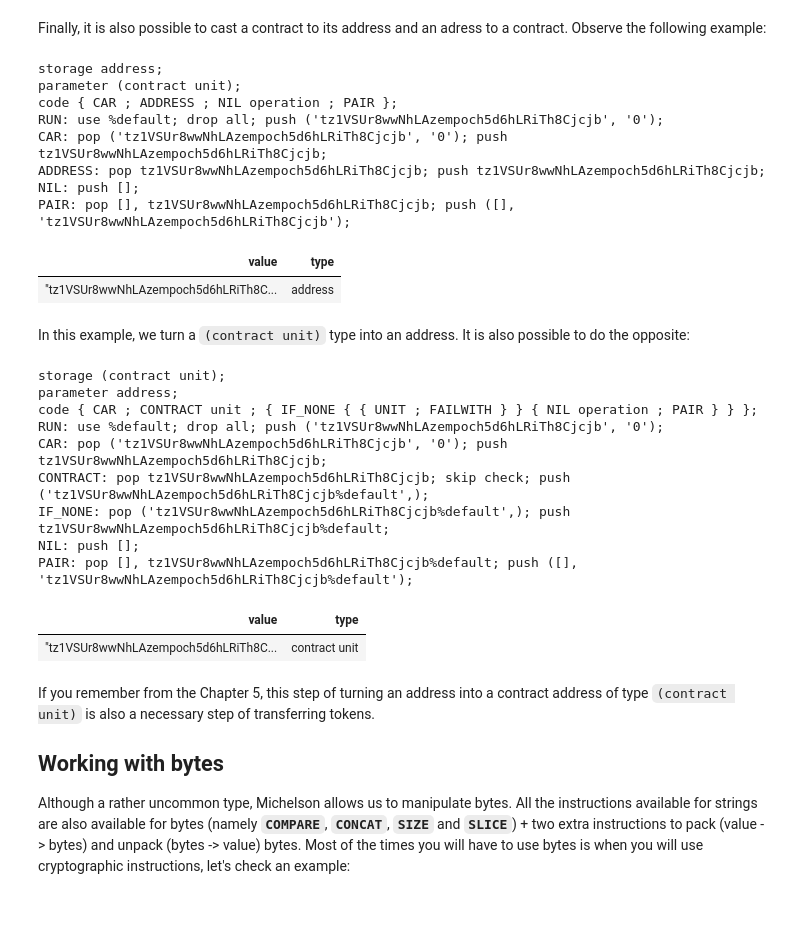
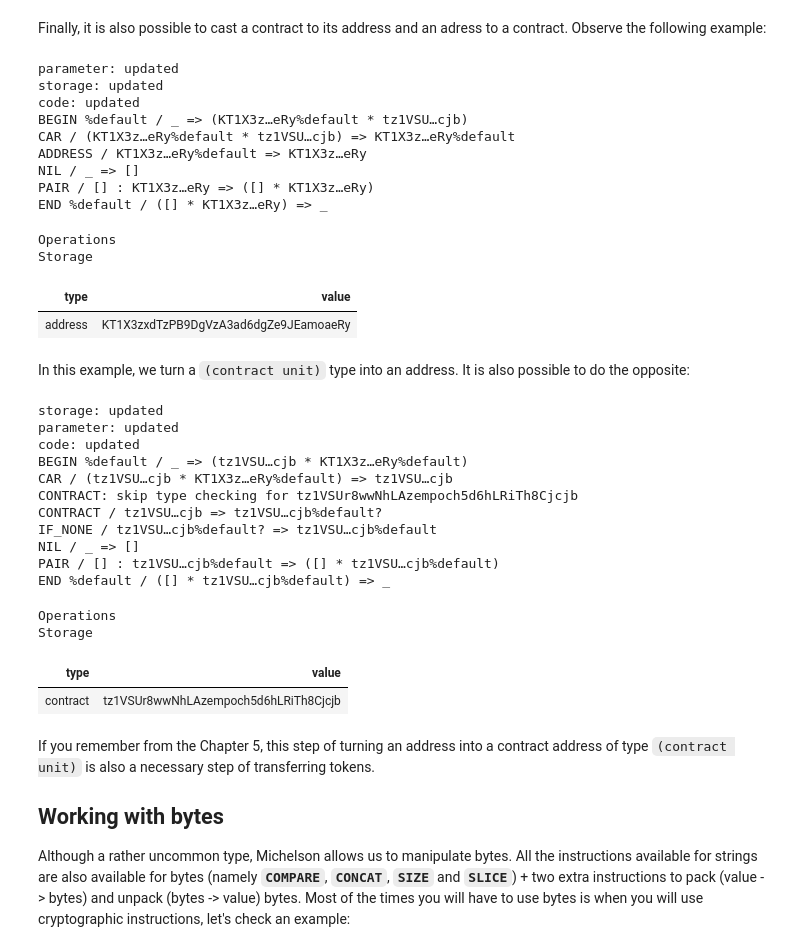
Before and after one commit to baking-bad/michelson-labs, a Jupyter notebook: notebooks/tutorials/09/09_casting_types_compare_&_bytes.ipynb, the cells around one changed output. Saved outputs shown, nothing was run; the diff lists cells and outputs as text; code cells hidden in the pictures; blank space fills up the shorter version.

```diff
--- a/notebooks/tutorials/09/09_casting_types_compare_&_bytes.ipynb
+++ b/notebooks/tutorials/09/09_casting_types_compare_&_bytes.ipynb
@@ -155,25 +170,28 @@ Finally, it is also possible to cast a contract to its address and an adress to
 # %%
 parameter (contract unit) ;
 storage address ;
 code {
     CAR ;
     ADDRESS ;
     NIL operation ;
     PAIR
 } ;
 
-RUN %default "tz1VSUr8wwNhLAzempoch5d6hLRiTh8Cjcjb" "0" ;
+RUN %default "KT1X3zxdTzPB9DgVzA3ad6dgZe9JEamoaeRy" "tz1VSUr8wwNhLAzempoch5d6hLRiTh8Cjcjb" ;
 # %% [output]
-storage address;
-parameter (contract unit);
-code { CAR ; ADDRESS ; NIL operation ; PAIR };
-RUN: use %default; drop all; push ('tz1VSUr8wwNhLAzempoch5d6hLRiTh8Cjcjb', '0');
-CAR: pop ('tz1VSUr8wwNhLAzempoch5d6hLRiTh8Cjcjb', '0'); push tz1VSUr8wwNhLAzempoch5d6hLRiTh8Cjcjb;
-ADDRESS: pop tz1VSUr8wwNhLAzempoch5d6hLRiTh8Cjcjb; push tz1VSUr8wwNhLAzempoch5d6hLRiTh8Cjcjb;
-NIL: push [];
-PAIR: pop [], tz1VSUr8wwNhLAzempoch5d6hLRiTh8Cjcjb; push ([], 'tz1VSUr8wwNhLAzempoch5d6hLRiTh8Cjcjb');
+parameter: updated
+storage: updated
+code: updated
+BEGIN %default / _ => (KT1X3z…eRy%default * tz1VSU…cjb)
+CAR / (KT1X3z…eRy%default * tz1VSU…cjb) => KT1X3z…eRy%default
+ADDRESS / KT1X3z…eRy%default => KT1X3z…eRy
+NIL / _ => []
+PAIR / [] : KT1X3z…eRy => ([] * KT1X3z…eRy)
+END %default / ([] * KT1X3z…eRy) => _
+Operations
+Storage
-| value | type |
-| "tz1VSUr8wwNhLAzempoch5d6hLRiTh8C... | address |
+| type | value |
+| address | KT1X3zxdTzPB9DgVzA3ad6dgZe9JEamoaeRy |
 # %% [markdown]
 In this example, we turn a `(contract unit)` type into an address. It is also possible to do the opposite:
 # %%
@@ -190,19 +208,23 @@ code {
         { FAIL }
 } ;
 
-RUN %default "tz1VSUr8wwNhLAzempoch5d6hLRiTh8Cjcjb" "0" ;
+RUN %default "tz1VSUr8wwNhLAzempoch5d6hLRiTh8Cjcjb" "KT1X3zxdTzPB9DgVzA3ad6dgZe9JEamoaeRy" ;
 # %% [output]
-storage (contract unit);
-parameter address;
-code { CAR ; CONTRACT unit ; { IF_NONE { { UNIT ; FAILWITH } } { NIL operation ; PAIR } } };
-RUN: use %default; drop all; push ('tz1VSUr8wwNhLAzempoch5d6hLRiTh8Cjcjb', '0');
-CAR: pop ('tz1VSUr8wwNhLAzempoch5d6hLRiTh8Cjcjb', '0'); push tz1VSUr8wwNhLAzempoch5d6hLRiTh8Cjcjb;
-CONTRACT: pop tz1VSUr8wwNhLAzempoch5d6hLRiTh8Cjcjb; skip check; push ('tz1VSUr8wwNhLAzempoch5d6hLRiTh8Cjcjb%default',);
-IF_NONE: pop ('tz1VSUr8wwNhLAzempoch5d6hLRiTh8Cjcjb%default',); push tz1VSUr8wwNhLAzempoch5d6hLRiTh8Cjcjb%default;
-NIL: push [];
-PAIR: pop [], tz1VSUr8wwNhLAzempoch5d6hLRiTh8Cjcjb%default; push ([], 'tz1VSUr8wwNhLAzempoch5d6hLRiTh8Cjcjb%default');
+storage: updated
+parameter: updated
+code: updated
+BEGIN %default / _ => (tz1VSU…cjb * KT1X3z…eRy%default)
+CAR / (tz1VSU…cjb * KT1X3z…eRy%default) => tz1VSU…cjb
+CONTRACT: skip type checking for tz1VSUr8wwNhLAzempoch5d6hLRiTh8Cjcjb
+CONTRACT / tz1VSU…cjb => tz1VSU…cjb%default?
+IF_NONE / tz1VSU…cjb%default? => tz1VSU…cjb%default
+NIL / _ => []
+PAIR / [] : tz1VSU…cjb%default => ([] * tz1VSU…cjb%default)
+END %default / ([] * tz1VSU…cjb%default) => _
+Operations
+Storage
-| value | type |
-| "tz1VSUr8wwNhLAzempoch5d6hLRiTh8C... | contract unit |
+| type | value |
+| contract | tz1VSUr8wwNhLAzempoch5d6hLRiTh8Cjcjb |
 # %% [markdown]
 If you remember from the Chapter 5, this step of turning an address into a contract address of type `(contract unit)` is also a necessary step of transferring tokens.
 
```
Also changed, not shown: parts of 10 cells of this notebook, 3 other files.
